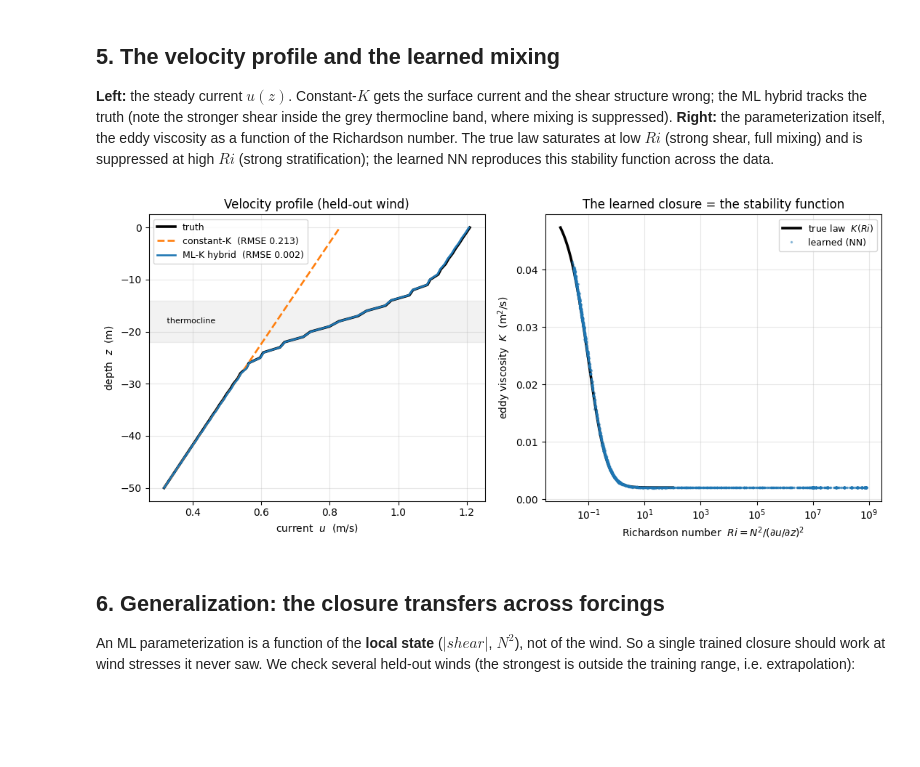
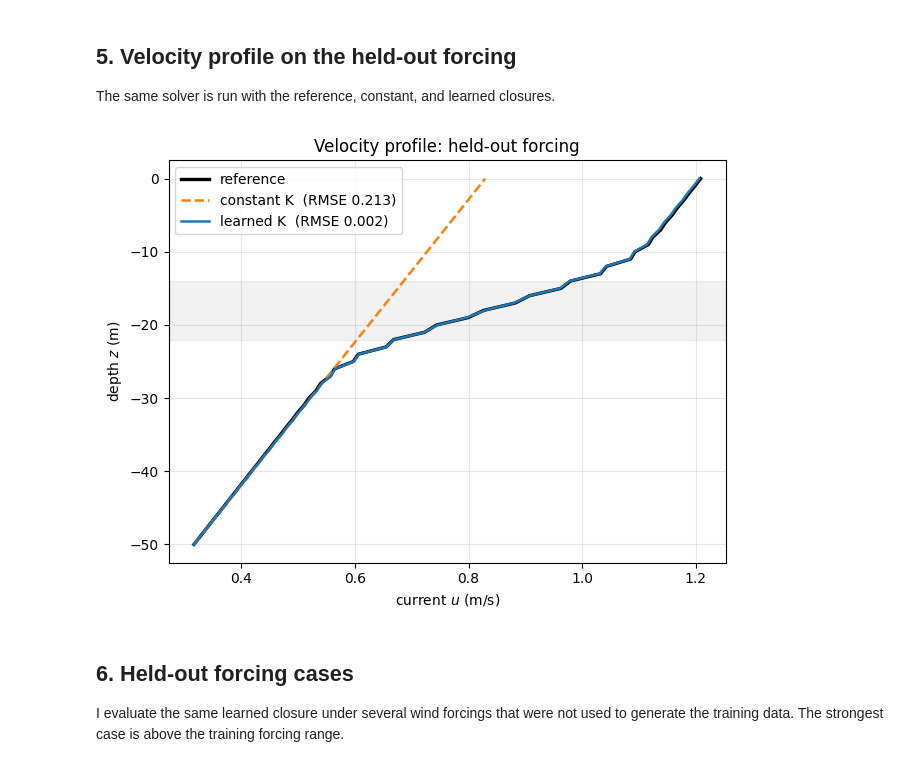
Before and after one commit to youranli001/physics-ml-hybrid-modeling, a Jupyter notebook: notebooks/02_ocean_mixing_learned_closure.ipynb, the cells around one changed output. Drawn from its saved outputs; the diff is of its cells as text; code cells hidden in the pictures; blank space fills up the shorter version.

Commit message:
update ocean mixing example

```diff
--- a/notebooks/02_ocean_mixing_learned_closure.ipynb
+++ b/notebooks/02_ocean_mixing_learned_closure.ipynb
@@ -53,20 +34,20 @@ $N^2(z)$ has a **thermocline** (a layer of strong stratification) that suppresse
 # %%
-# ---- vertical grid (node j=0 at the seabed z=-H, node j=Nz at the surface z=0) ----
+# Vertical grid
 H, Nz = 50.0, 50
 dz = H / Nz
 Nn = Nz + 1
 z_node = -H + np.arange(Nn) * dz
-z_face = -H + (np.arange(Nz) + 0.5) * dz       # faces between nodes (where K and shear live)
+z_face = -H + (np.arange(Nz) + 0.5) * dz
 
-# ---- physical constants ----
-C_d      = 2.5e-3          # bottom-drag coefficient
-NU_B, NU0 = 2e-3, 0.05     # background and max eddy viscosity (m^2/s)
+# Physical constants
+C_d = 2.5e-3
+NU_B, NU0 = 2e-3, 0.05
 
-# stratification: background + a thermocline (mixing-suppressing layer) centred at 18 m depth
+# Background stratification with a stronger layer near 18 m depth
 N2_face = 1e-5 + 8e-4 * np.exp(-((z_face + 18.0) / 4.0) ** 2)
 
 def K_true_law(S):
-    """TRUE eddy viscosity (Pacanowski-Philander form) as a function of shear S=du/dz at faces."""
+    """Reference eddy viscosity as a function of vertical shear."""
     Ri = np.clip(N2_face / (S**2 + 1e-12), 0, None)
     return NU_B + NU0 / (1 + 5 * Ri) ** 2
 # %% [markdown]
@@ -173,44 +190,28 @@ held-out wind tau_s/rho = 0.00025 m^2/s^2
 # %% [markdown]
-## 5. The velocity profile and the learned mixing
+## 5. Velocity profile on the held-out forcing
 
-**Left:** the steady current $u(z)$. Constant-$K$ gets the surface current and the shear
-structure wrong; the ML hybrid tracks the truth (note the stronger shear inside the grey
-thermocline band, where mixing is suppressed). **Right:** the parameterization itself, the eddy
-viscosity as a function of the Richardson number. The true law saturates at low $Ri$ (strong
-shear, full mixing) and is suppressed at high $Ri$ (strong stratification); the learned NN
-reproduces this stability function across the data.
+The same solver is run with the reference, constant, and learned closures.
 # %%
-fig, ax = plt.subplots(1, 2, figsize=(11, 5.0))
+fig, ax = plt.subplots(figsize=(6.5, 5.0))
 
-# left: velocity profile vs depth
-ax[0].axhspan(-22, -14, color="grey", alpha=0.10)
-ax[0].plot(u_true,  z_node, "k",  lw=2.6, label="truth")
-ax[0].plot(u_const, z_node, "C1", ls="--", lw=1.9, label=f"constant-K  (RMSE {rmse_const:.3f})")
-ax[0].plot(u_ml,    z_node, "C0", ls="-",  lw=1.9, label=f"ML-K hybrid  (RMSE {rmse_ml:.3f})")
-ax[0].text(u_true.min(), -18, " thermocline", fontsize=8, va="center")
-ax[0].set_xlabel("current  $u$  (m/s)"); ax[0].set_ylabel("depth  $z$  (m)")
-ax[0].set_title("Velocity profile (held-out wind)"); ax[0].legend(fontsize=9); ax[0].grid(alpha=0.3)
+ax.axhspan(-22, -14, color="grey", alpha=0.10)
+ax.plot(u_true, z_node, "k", lw=2.4, label="reference")
+ax.plot(u_const, z_node, "C1", ls="--", lw=1.8, label=f"constant K  (RMSE {rmse_const:.3f})")
+ax.plot(u_ml, z_node, "C0", lw=1.8, label=f"learned K  (RMSE {rmse_ml:.3f})")
 
-# right: the closure itself, K as a function of Richardson number
-Ri_grid = np.logspace(-2, 2, 200)
-ax[1].plot(Ri_grid, NU_B + NU0 / (1 + 5 * Ri_grid) ** 2, "k", lw=2.6, label="true law  $K(Ri)$")
-Ri_tr = N2_all / (S_all**2 + 1e-12)
-o = np.argsort(Ri_tr)
-ax[1].plot(Ri_tr[o], nn_K.predict(X)[o], "C0", marker=".", ms=3, lw=0, alpha=0.4, label="learned (NN)")
-ax[1].set_xscale("log")
-ax[1].set_xlabel(r"Richardson number  $Ri=N^2/(\partial u/\partial z)^2$")
-ax[1].set_ylabel(r"eddy viscosity  $K$  (m$^2$/s)")
-ax[1].set_title("The learned closure = the stability function")
-ax[1].legend(fontsize=9); ax[1].grid(alpha=0.3, which="both")
+ax.set_xlabel("current $u$ (m/s)")
+ax.set_ylabel("depth $z$ (m)")
+ax.set_title("Velocity profile: held-out forcing")
+ax.legend()
+ax.grid(alpha=0.3)
 
 fig.tight_layout()
 plt.show()
 # %% [output]
-[figure, old version]
+[figure, new version]
 # %% [markdown]
-## 6. Generalization: the closure transfers across forcings
+## 6. Held-out forcing cases
 
-An ML parameterization is a function of the **local state** ($|shear|$, $N^2$), not of the wind.
-So a single trained closure should work at wind stresses it never saw. We check several held-out
-winds (the strongest is outside the training range, i.e. extrapolation):
+I evaluate the same learned closure under several wind forcings that were not used to
+generate the training data. The strongest case is above the training forcing range.
 # %%
```
Also changed, not shown: parts of 11 cells of this notebook.
